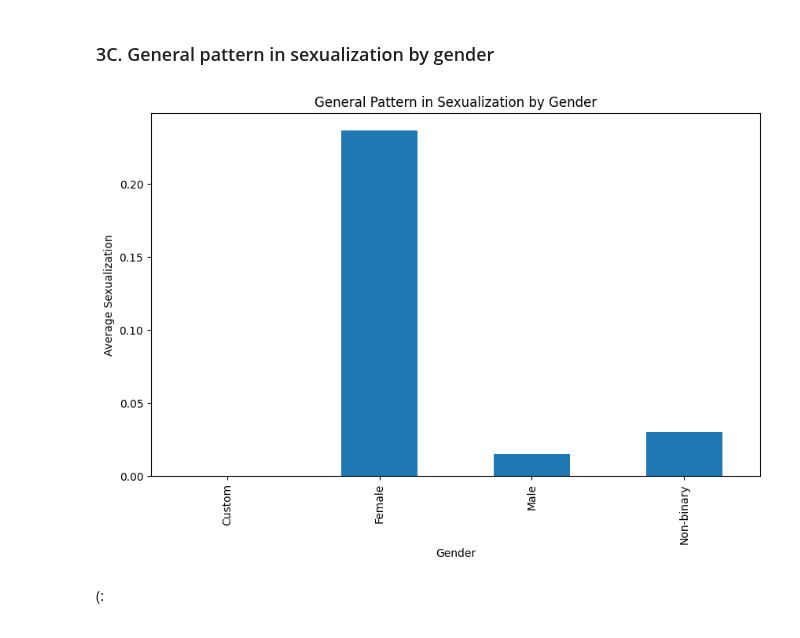
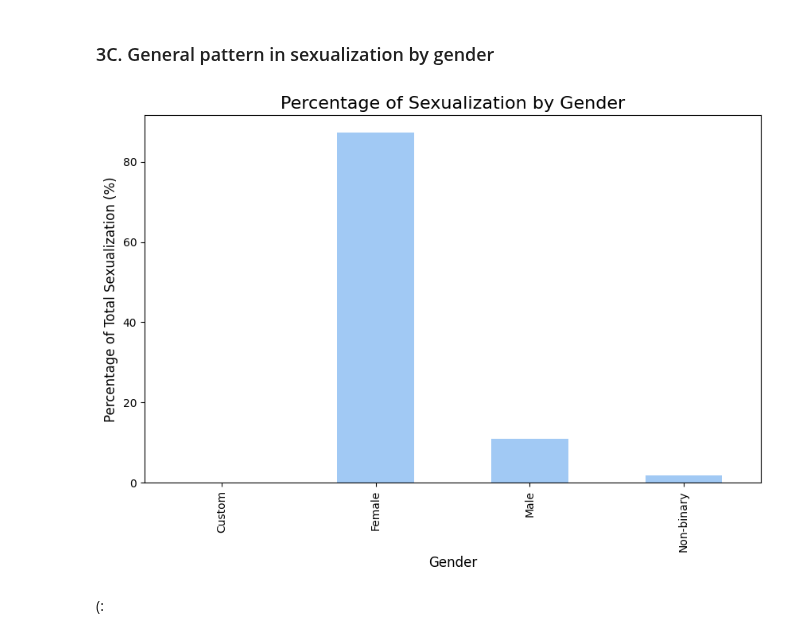
Before and after one commit to hayleyyryan/CFG_Degree_Project_Group_4, a Jupyter notebook: Jupyter_notebook/sexualized_data_exploration.ipynb, the cells around one changed output. Saved outputs shown, nothing was run; the diff lists cells and outputs as text; code cells hidden in the pictures.

Commit message:
adjusting visuals

```diff
--- a/Jupyter_notebook/sexualized_data_exploration.ipynb
+++ b/Jupyter_notebook/sexualized_data_exploration.ipynb
@@ -182,14 +200,24 @@ plt.show()
 # %%
 gender_sexualization = df_char.groupby('Gender')['Sexualization_total'].mean()
 # %%
+# % sexualization per gender
+total_sexualization = df_char['Sexualization_total'].sum()
+gender_sexualization = (df_char.groupby('Gender')['Sexualization_total'].sum() / total_sexualization) * 100
+
+# creating variable for pastel
+colors = sns.color_palette('pastel', n_colors=1)
+
 plt.figure(figsize=(10, 6))
-gender_sexualization.plot(kind='bar')
-plt.title('General Pattern in Sexualization by Gender')
-plt.xlabel('Gender')
-plt.ylabel('Average Sexualization')
+
+gender_sexualization.plot(kind='bar', color=colors)
+
+plt.title('Percentage of Sexualization by Gender', fontsize=16)
+plt.xlabel('Gender', fontsize=12)
+plt.ylabel('Percentage of Total Sexualization (%)', fontsize=12)
+
 plt.show()
 # %% [output]
-[figure, old version]
+[figure, new version]
 # %% [markdown]
 (:
 # %% [markdown]
```
Also changed, not shown: parts of 8 cells of this notebook.
